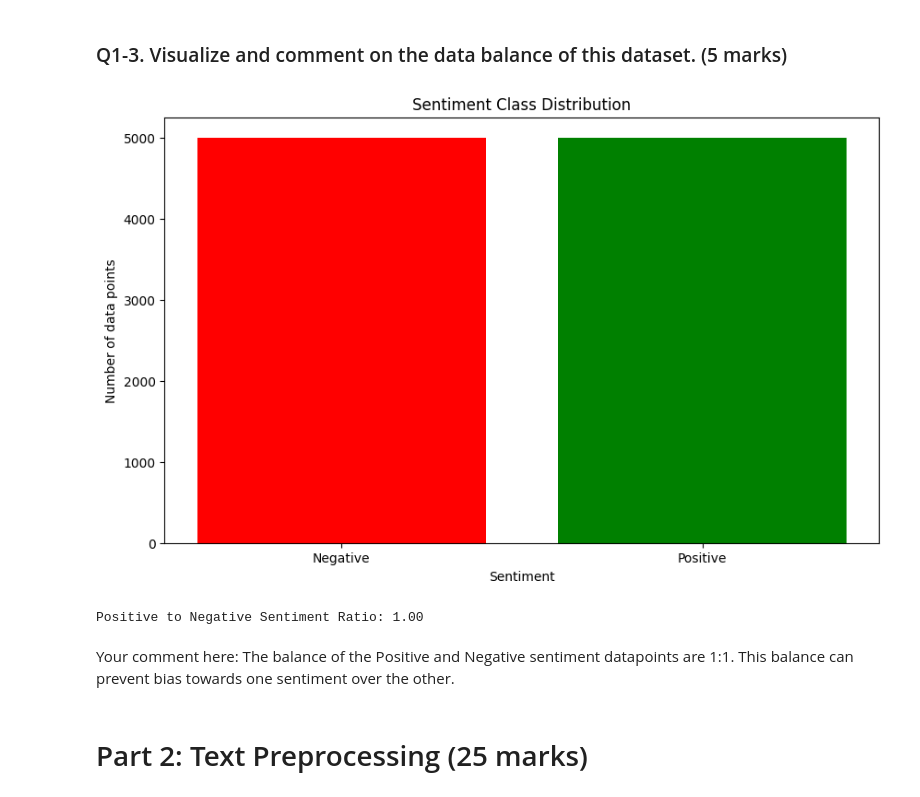
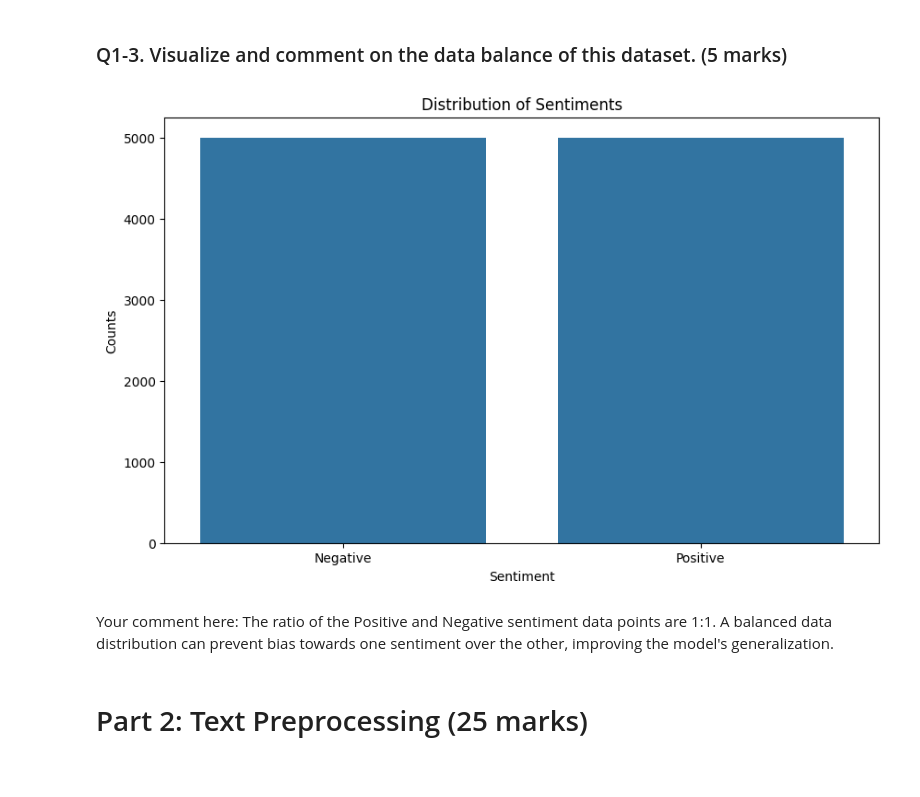
Before and after one commit to mawga2/year3_proj, a Jupyter notebook: apai4011/4011A1_questions.ipynb, the cells around one changed output. Drawn from its saved outputs; the diff is of its cells as text; code cells hidden in the pictures.

Commit message:
Edited Q1 comment section

```diff
--- a/apai4011/4011A1_questions.ipynb
+++ b/apai4011/4011A1_questions.ipynb
@@ -53,29 +54,16 @@ tweets_df.head(3)
 # %%
 # visualization
 plt.figure(figsize=(10, 6))
-plt.bar(['Negative', 'Positive'], tweets_df['sentiment'].value_counts(), color=['red', 'green'])
-plt.title('Sentiment Class Distribution')
+sns.countplot(x='sentiment', data=tweets_df)
+plt.title('Distribution of Sentiments')
 plt.xlabel('Sentiment')
-plt.ylabel('Number of data points')
+plt.ylabel('Counts')
+plt.xticks(ticks=[0, 1], labels=['Negative', 'Positive'])
 plt.show()
 # %% [output]
-[figure, old version]
+[figure, new version]
-# %%
-positive_count = tweets_df[tweets_df['sentiment'] == 1].shape[0]
-negative_count = tweets_df[tweets_df['sentiment'] == 0].shape[0]
-
-# Calculate the ratio
-if negative_count != 0:
-    ratio = positive_count / negative_count
-else:
-    ratio = float('inf')
-
-print(f"Positive to Negative Sentiment Ratio: {ratio:.2f}")
-# %% [output]
-Positive to Negative Sentiment Ratio: 1.00
 # %% [markdown]
-Your comment here:
-The balance of the Positive and Negative sentiment datapoints are 1:1. This balance can prevent bias towards one sentiment over the other.
+Your comment here: The ratio of the Positive and Negative sentiment data points are 1:1. A balanced data distribution can prevent bias towards one sentiment over the other, improving the model's generalization.
 # %% [markdown]
 # Part 2: Text Preprocessing (25 marks)
 # %% [markdown]
```
Also changed, not shown: parts of 1 cell of this notebook.
